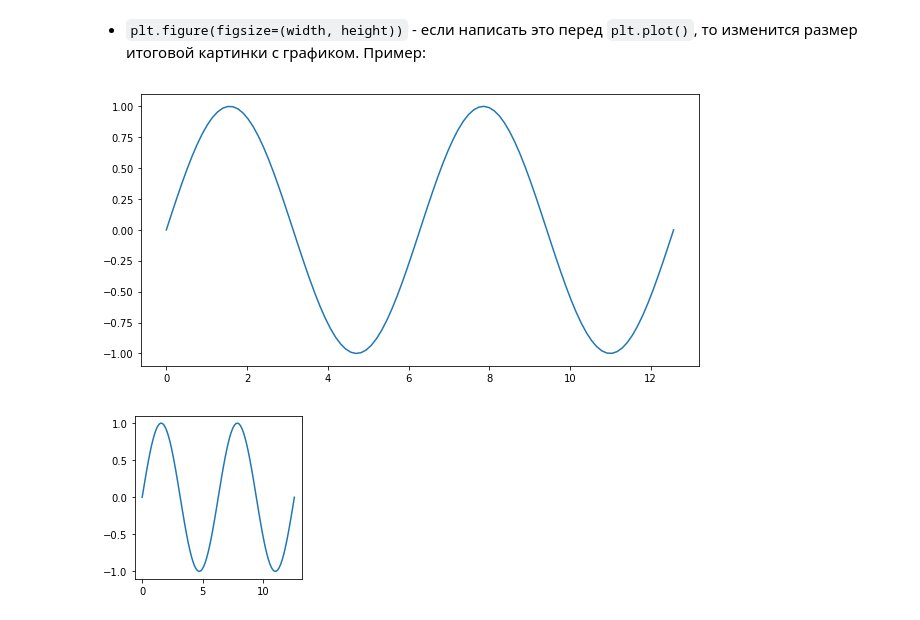
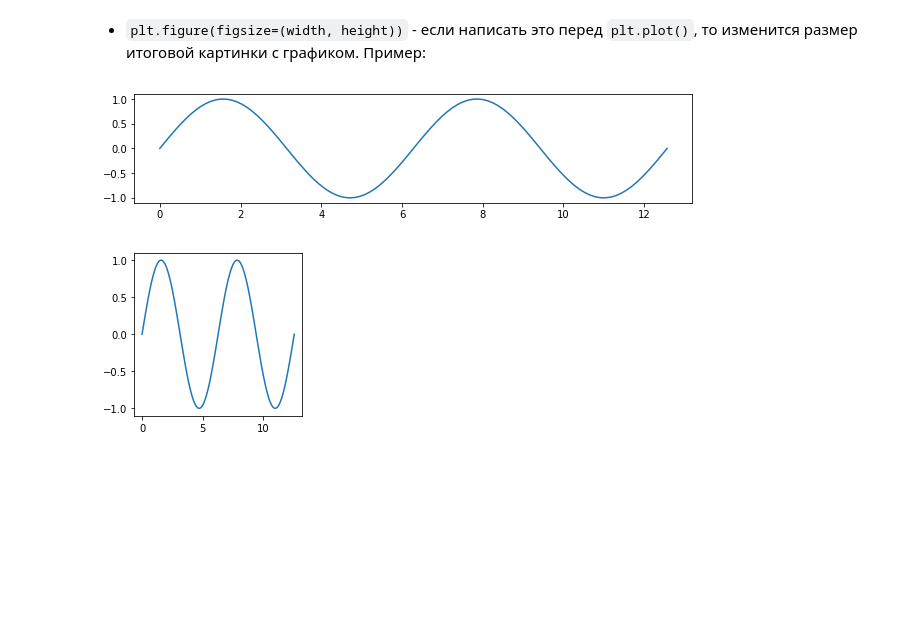
Before and after one commit to denieryd/mipt-deep-learning, a Jupyter notebook: 3. Pandas_knn/matplotlib/extra/[extra_seminar]matplotlib.ipynb, the cells around one changed output. Saved outputs shown, nothing was run; the diff lists cells and outputs as text; code cells hidden in the pictures; blank space fills up the shorter version.

```diff
--- a/3. Pandas_knn/matplotlib/extra/[extra_seminar]matplotlib.ipynb
+++ b/3. Pandas_knn/matplotlib/extra/[extra_seminar]matplotlib.ipynb
@@ -295,11 +276,11 @@ plt.show()
 # %%
 x = np.linspace(0, 4 * np.pi, 100)  # 100 точек
 
-plt.figure(figsize=(10, 5))
+plt.figure(figsize=(10, 2))
 plt.plot(x, np.sin(x))
 plt.show()
 # %% [output]
-[figure, old version]
+[figure, new version]
 # %%
 x = np.linspace(0, 4 * np.pi, 100)  # 100 точек
 
```
Also changed, not shown: parts of 17 cells of this notebook, 1 other file.
